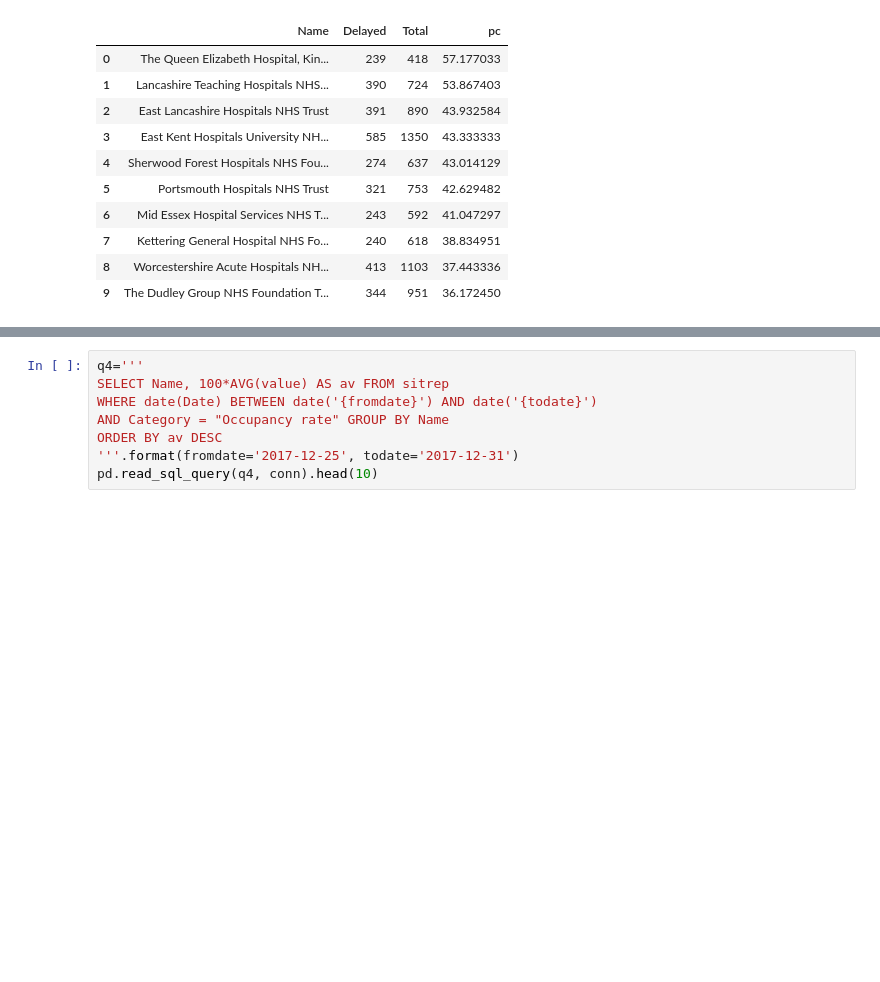
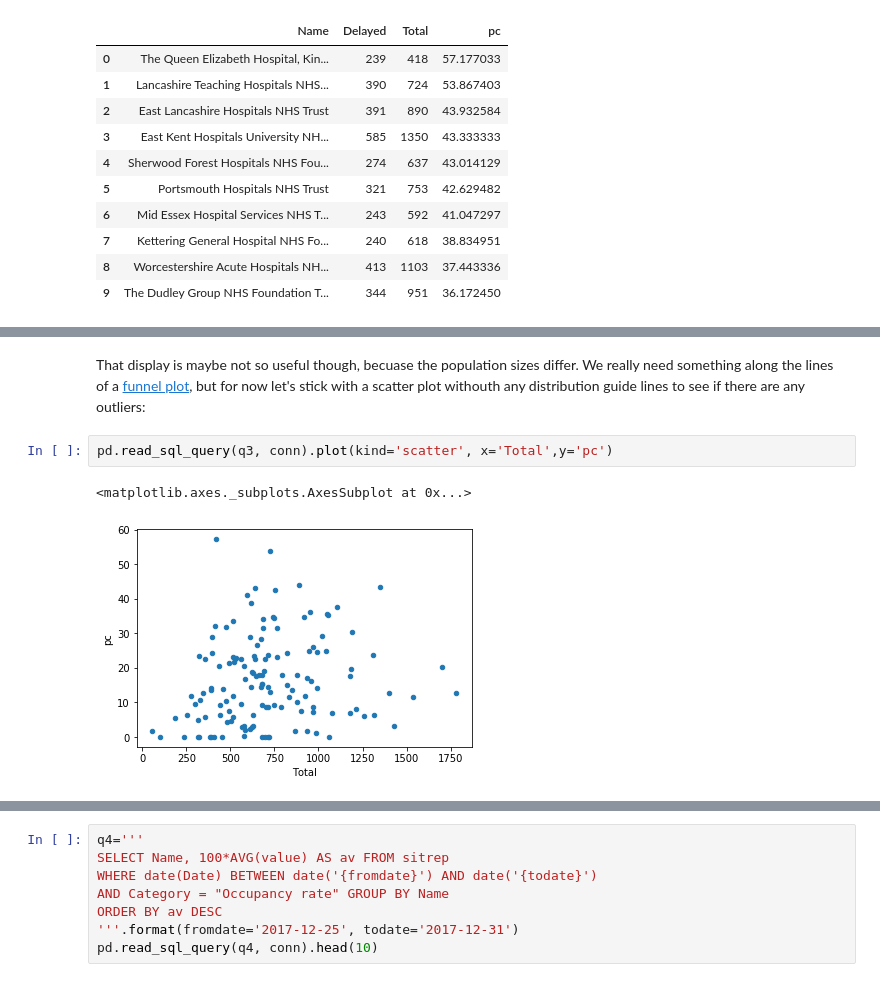
Before and after one commit to psychemedia/openHealthDataDoodles, a Jupyter notebook: notebooks/Winter_SitRep.ipynb, the cells around one changed output, grey strips where cells are left out. Saved outputs shown, nothing was run; the diff lists cells and outputs as text; blank space fills up the shorter version.

Commit message:
Add scatter

```diff
--- a/notebooks/Winter_SitRep.ipynb
+++ b/notebooks/Winter_SitRep.ipynb
@@ -408,3 +408,10 @@ pd.read_sql_query(q3, conn).head(10)
 Let's compare:
 
 ![](https://pbs.twimg.com/media/DSr_wHqW0AMxwzE.png)
+# %% [markdown]
+That display is maybe  not so useful though, becuase the population sizes differ. We really need something along the lines of a [funnel plot](https://blog.ouseful.info/2011/10/31/power-tools-for-aspiring-data-journalists-r/), but for now let's stick with a scatter plot withouth any distribution guide lines to see if there are any outliers:
+# %%
+pd.read_sql_query(q3, conn).plot(kind='scatter', x='Total',y='pc')
+# %% [output]
+<matplotlib.axes._subplots.AxesSubplot at 0x...>
+[figure, added]
```
Also changed, not shown: parts of 4 cells of this notebook.
